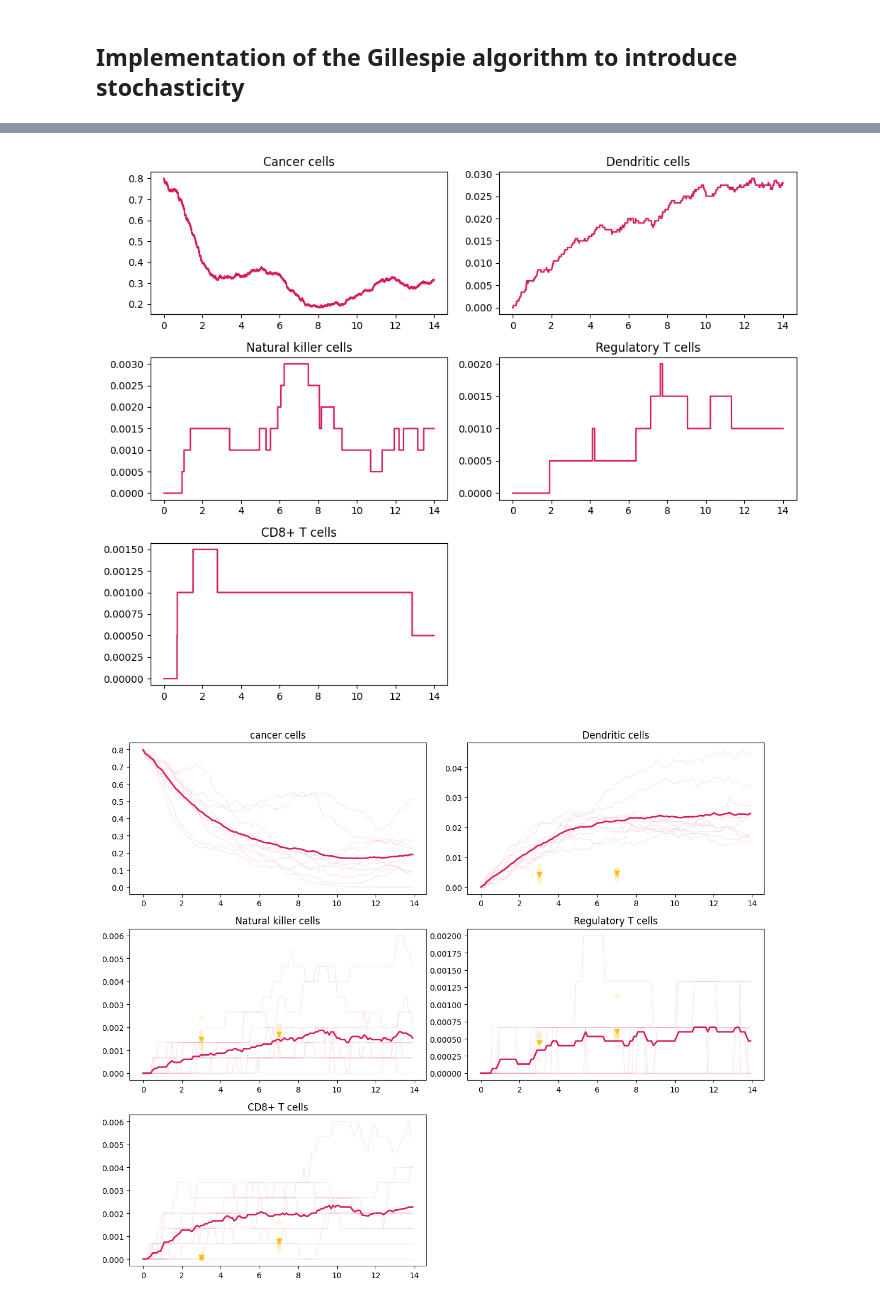
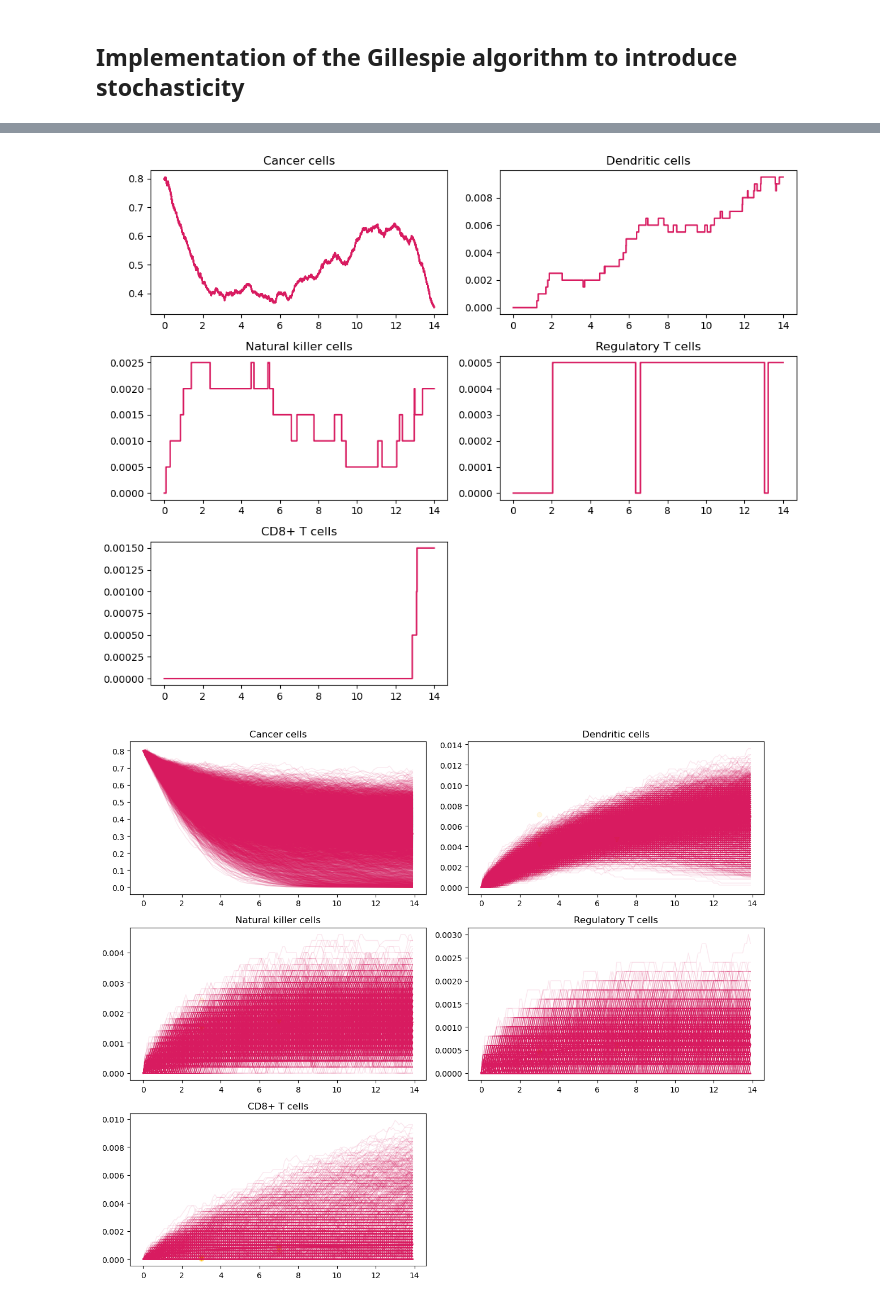
Before and after one commit to ZP-likes-coding/Cancer_immune_interaction, a Jupyter notebook: Sankavi/Adding_stochasticity.ipynb, the cells around one changed output, grey strips where cells are left out. Saved outputs shown, nothing was run; the diff lists cells and outputs as text; code cells hidden in the pictures.

```diff
--- a/Sankavi/Adding_stochasticity.ipynb
+++ b/Sankavi/Adding_stochasticity.ipynb
@@ -327,26 +337,18 @@ def gillespie_simulation(params, t_max, initial_counts, scale=1000):
 # %%
-# --- Run and Plot ---
-mutagen_best_params_new = {
-    'lambda_C': 1.5, 'C_M': 0.8, 'eta_8': 328.25, 'eta_N': 300, 'd_C': 0.17,
-    'lambda_DC_comb': 0.0095, 'K_C': 0.4, 'd_D': 0.1, 'sigma_N': 0.0004, # lambda DC comb was 0.002 -> 0.0095, sigma N was 0.0004
-    'd_N': 0.16, 'gamma_N': 150, 'a_C': 0.5, 'beta_1': 0.4, 'beta_2': 0.0002,
-    'd_Tr': 0.2, 'lambda_Tr_comb': 0.0003, 'd_T8': 0.075, 'lambda_T8_comb': 0.0009, # lambda 78 comb was 0.00125 -> 0.00045, lambda TR was 0.0025
-    'K_Tr': 2.25e-05, 'K_D': 0.0004, 'C_init': 0.8, 'D_init': 0.0, 'N_init': 0.0, #Ktreg was 3e-05
-    'Tr_init': 0.0, 'T8_init': 0.0
-}
+# plotting the gillespie algorithm output
 
-# Scale determines how "noisy" it is. Higher scale = smoother (closer to ODE)
-t_g, y_g = gillespie_simulation(mutagen_best_params_new, 14.0, mutagen_best_params_new, scale=2000)
+# scale determines how noisy the lines are
+t_g, y_g = gillespie_simulation(mutagen_best_params_new, 14.0, mutagen_best_params_new, scale=2000) # keep scale >1000
 
-# Colors from your original code
-c1 = (216/255, 27/255, 96/255)
+# colour
+#c1 = (216/255, 27/255, 96/255)
 
 fig, ax = plt.subplots(3, 2, figsize=(10, 8))
 titles = ['Cancer cells', 'Dendritic cells', 'Natural killer cells', 'Regulatory T cells', 'CD8+ T cells']
 indices = [(0,0), (0,1), (1,0), (1,1), (2,0)]
 
 for i, (r, c) in enumerate(indices):
-    # 'step' plot is better for Gillespie to show the discrete jumps
+    # 'step' plot so we can see discrete jumps
     ax[r, c].step(t_g, y_g[:, i], color=c1, where='post')
     ax[r, c].set_title(titles[i])
 
@@ -354,19 +356,16 @@ ax[2, 1].set_visible(False)
 plt.tight_layout()
 plt.show()
 # %% [output]
-[figure, old version]
+[figure, new version]
 # %%
 import numpy as np
 import matplotlib.pyplot as plt
 
-# --- Your original Gillespie function with a slight tweak for fixed time interpolation ---
-def run_multiple_gillespie(params, t_eval, n_sims=50, scale=1000):
+def run_multiple_gillespie(params, t_eval, n_sims, scale):
     all_results = []
 
     for _ in range(n_sims):
         t_hist, y_hist = gillespie_simulation(params, t_eval[-1], params, scale=scale)
-        # Interpolate to match your specific t_eval points (like solve_ivp does)
-        # This allows us to average them together
         y_interp = np.zeros((len(t_eval), 5))
         for i in range(5):
             y_interp[:, i] = np.interp(t_eval, t_hist, y_hist[:, i])
@@ -374,50 +373,51 @@ def run_multiple_gillespie(params, t_eval, n_sims=50, scale=1000):
 
     return np.array(all_results)
 
-# --- Plotting Setup ---
+# plot
 t_eval = np.arange(0.0, 14.0, 0.1)
-n_sims = 10
-scale = 1500 # Adjust for more/less noise
+n_sims = 5000
+scale = 5000
 
-# Run the ensemble
+# run the multiple gillespies
 sim_data = run_multiple_gillespie(mutagen_best_params_new, t_eval, n_sims=n_sims, scale=scale)
-mean_sim = np.mean(sim_data, axis=0)
+mean_sim = np.mean(sim_data, axis=0) # also want to calculate the mean simulation
 
-# Colors
-c1 = (216/255, 27/255, 96/255) # Pinkish (Stochastic Mean)
-c3 = (255/255, 193/255, 7/255) # Yellow (Data points)
+# color
+c1 = (216/255, 27/255, 96/255) # pink
+c3 = (255/255, 193/255, 7/255) # yellow
 
 fig, ax = plt.subplots(3, 2, figsize=(12, 10))
 
-titles = ['cancer cells', 'Dendritic cells', 'Natural killer cells', 'Regulatory T cells', 'CD8+ T cells']
+titles = ['Cancer cells', 'Dendritic cells', 'Natural killer cells', 'Regulatory T cells', 'CD8+ T cells']
 indices = [(0,0), (0,1), (1,0), (1,1), (2,0)]
-# Data mapping (using the variable names from your snippet)
+# data
 scatter_data = [None, scatter_mutagen_Ds, scatter_mutagen_NKs, scatter_mutagen_Tregs, scatter_mutagen_T8s]
 v_markers = [None, mutagen_Ds, mutagen_NKs, mutagen_Tregs, mutagen_T8s]
 
 for i, (r, c) in enumerate(indices):
     axis = ax[r, c]
 
-    # 1. Plot individual stochastic runs (Light/Transparent)
+    # plot each individual run in a transparent pink
     for s in range(n_sims):
         axis.plot(t_eval, sim_data[s, :, i], color=c1, alpha=0.1, linewidth=1)
 
-    # 2. Plot the Mean of the stochastic runs (Bold)
+    # mean of stochastic runs plotted in a bold pink
     axis.plot(t_eval, mean_sim[:, i], color=c1, linewidth=2, label='Stochastic Mean')
 
-    # 3. Plot your scatter points (The light yellow background points)
+    # scattter points are plotted as a light yellow
     if scatter_data[i] is not None:
         axis.scatter(scatter_mutagen_times, scatter_data[i], alpha=0.1, color=c3)
 
-    # 4. Plot the "v" markers (The specific data points at t=3, 7)
+    # v markers added
     if v_markers[i] is not None:
         axis.scatter([3.0, 7.0], v_markers[i][:2], alpha=1.0, marker='v', color=c3)
 
     axis.set_title(titles[i])
 
 ax[2, 1].set_visible(False)
 plt.tight_layout()
+plt.savefig("GSP_T11_ICI_UVA_indv.pdf", format='pdf', dpi=300)
 plt.show()
 # %% [output]
-[figure, old version]
+[figure, new version]
 # %%
```
Also changed, not shown: parts of 12 cells of this notebook, 8 other files.
